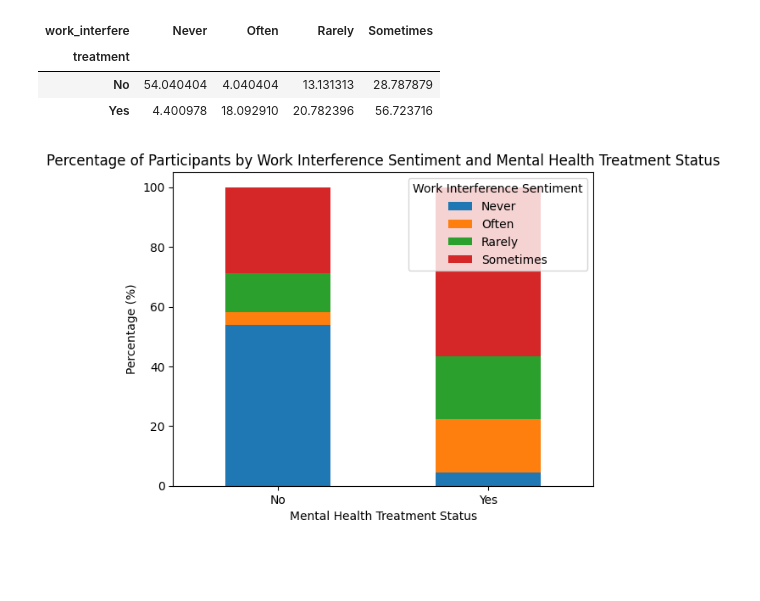
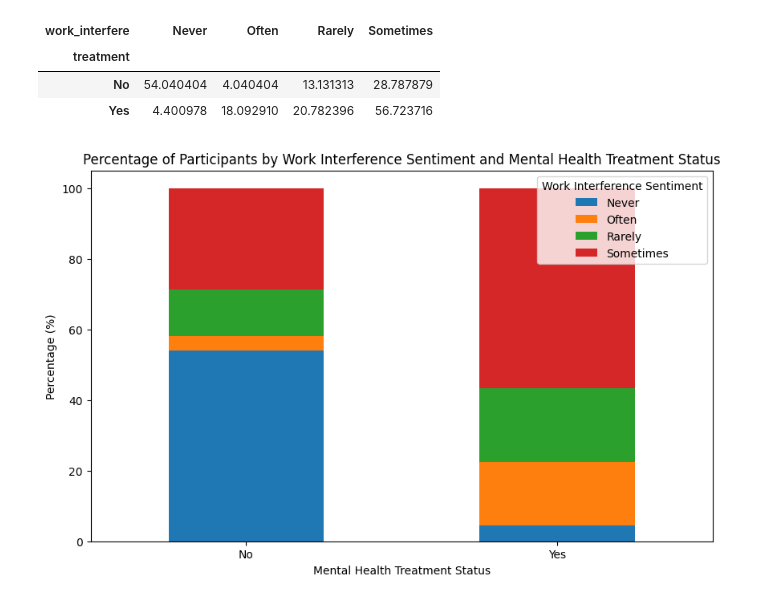
Before and after one commit to rollernathan/Mental_Health_Team_2, a Jupyter notebook: nthapliyal/Mental_health_analysis.ipynb, the cells around one changed output. Saved outputs shown, nothing was run; the diff lists cells and outputs as text; code cells hidden in the pictures; blank space fills up the shorter version.

```diff
--- a/nthapliyal/Mental_health_analysis.ipynb
+++ b/nthapliyal/Mental_health_analysis.ipynb
@@ -101,10 +103,12 @@ summary2_percents
 # %%
 summary2_percents.plot(kind='bar', stacked=True)
 plt.title('Percentage of Participants by Work Interference Sentiment and Mental Health Treatment Status')
 plt.xlabel('Mental Health Treatment Status')
 plt.ylabel('Percentage (%)')
 plt.xticks(rotation=0)
 plt.legend(title='Work Interference Sentiment')
+plt.gcf().set_size_inches(10, 6)
+plt.savefig("Figures/work_interference_vs_treatment.png")
 plt.show()
 # %% [output]
-[figure, old version]
+[figure, new version]
```
Also changed, not shown: parts of 3 cells of this notebook, 2 other files.
